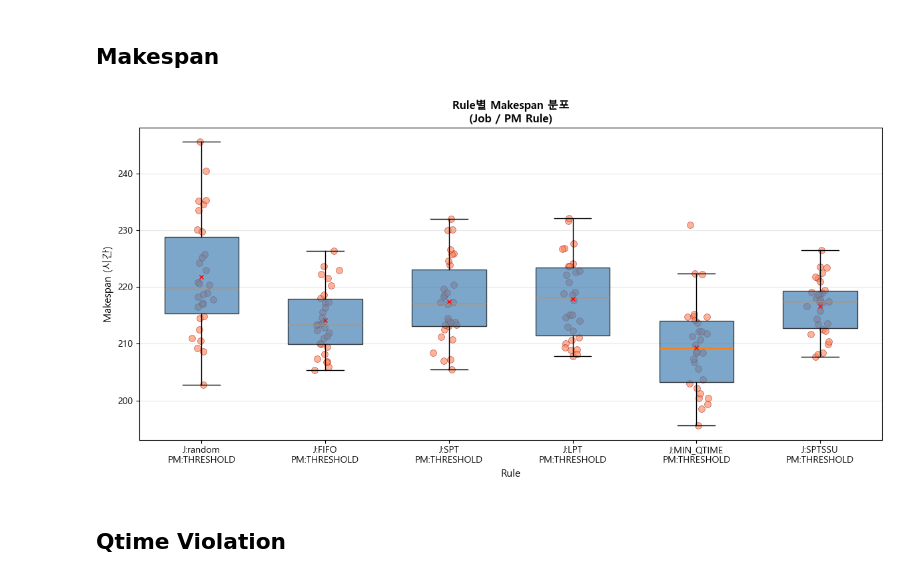
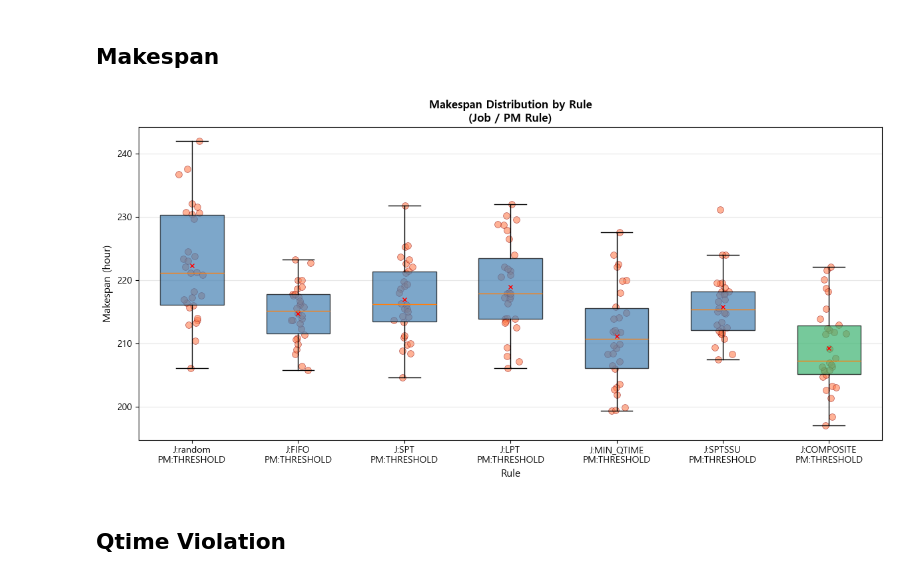
Before and after one commit to cryscham123/simulation_homework, a Jupyter notebook: result_compare.ipynb, the cells around one changed output. Drawn from its saved outputs; the diff is of its cells as text; code cells hidden in the pictures.

```diff
--- a/result_compare.ipynb
+++ b/result_compare.ipynb
@@ -158,39 +220,46 @@ metrics_df = pd.DataFrame(metrics)
 # %% [markdown]
 ## Makespan
 # %%
-_unit_label = {'M': '분', 'H': '시간', 'D': '일'}.get(os.getenv('TIME_UNIT', 'M'), '분')
+_unit_label = {'M': 'min', 'H': 'hour', 'D': 'day'}.get(os.getenv('TIME_UNIT', 'M'), 'min')
 fig, ax = plt.subplots(figsize=(12, 6))
 
 rule_indices = [(job_rule, pm_rule) for job_rule in JOB_RULES for pm_rule in PM_RULES]
 rule_labels = [f"J:{idx[0]}\nPM:{idx[1]}" for idx in rule_indices]
 
 box_data = [metrics_df[
     (metrics_df['job_rule'] == idx[0]) &
     (metrics_df['pm_rule'] == idx[1])
 ]['makespan'].values for idx in rule_indices]
+box_colors = ['steelblue'] * len(box_data)
+
+# COMPOSITE box 추가 (composite_metrics 가 있을 때만) — 다른 색으로 구분
+if 'composite_metrics' in globals() and len(composite_metrics) > 0:
+    rule_labels.append(f"J:COMPOSITE\nPM:{composite_metrics['pm_rule'].iloc[0]}")
+    box_data.append(composite_metrics['makespan'].values)
+    box_colors.append('mediumseagreen')
 
 bp = ax.boxplot(box_data, labels=rule_labels, patch_artist=True, widths=0.6, showfliers=False)
 
-for patch in bp['boxes']:
-    patch.set_facecolor('steelblue')
+for patch, color in zip(bp['boxes'], box_colors):
+    patch.set_facecolor(color)
     patch.set_alpha(0.7)
 
 for i, data in enumerate(box_data):
     x_pos = [i + 1] * len(data)
     x_jittered = [x + np.random.normal(0, 0.04) for x in x_pos]
     ax.scatter(x_jittered, data, alpha=0.6, s=50, color='coral', edgecolors='darkred', linewidth=0.5)
     ax.plot(i + 1, np.mean(data), marker='x', markersize=5, markeredgewidth=1, color='red', zorder=3)
 
 ax.set_xlabel('Rule', fontsize=11)
 ax.set_ylabel(f'Makespan ({_unit_label})', fontsize=11)
-ax.set_title('Rule별 Makespan 분포\n(Job / PM Rule)', fontsize=12, fontweight='bold')
+ax.set_title('Makespan Distribution by Rule\n(Job / PM Rule)', fontsize=12, fontweight='bold')
 
 ax.grid(True, alpha=0.3, axis='y')
 
 plt.tight_layout()
 plt.show()
 # %% [output]
-[figure, old version]
+[figure, new version]
 # %% [markdown]
 ## Qtime Violation
 # %%
```
Also changed, not shown: parts of 12 cells of this notebook, 14 other files.
